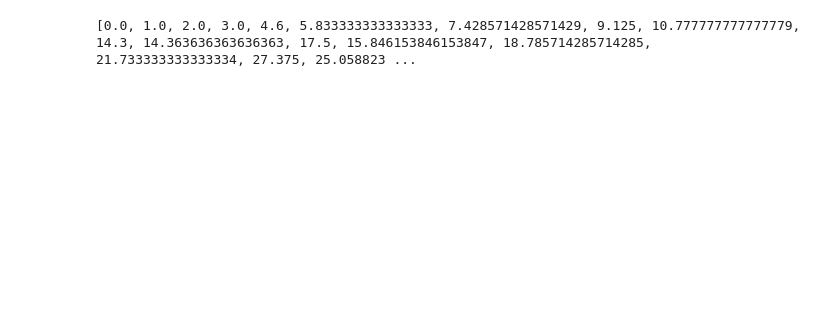
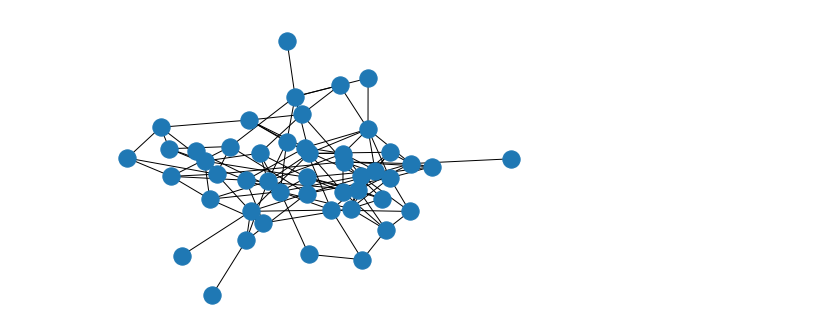
Before and after one commit to PedroCapa/SDLE, a Jupyter notebook: Ficha1/Solution.ipynb, the cells around one changed output. Saved outputs shown, nothing was run; the diff lists cells and outputs as text; code cells hidden in the pictures; blank space fills up the shorter version.

```diff
--- a/Ficha1/Solution.ipynb
+++ b/Ficha1/Solution.ipynb
@@ -1,12 +7,4 @@
 # %%
-#!/usr/bin/python3
-
-import networkx as nx
-import matplotlib.pyplot as plt
-from random import randrange
-
-G = nx.Graph()
-
 def create_graph(num):
 	G.clear()
 	H = nx.path_graph(num)
@@ -35,17 +33,19 @@ def multiple_times(n):
 		res = res + len(G.edges)
 	res = res / n
 	return res
-
-n = 50
-Y = list()
-X = range(1, n - 1)
-
-for n in X:
-	res = multiple_times(n)
-	Y.append(res)
-print(Y)
-# %% [output]
-[0.0, 1.0, 2.0, 3.0, 4.6, 5.833333333333333, 7.428571428571429, 9.125, 10.777777777777779, 14.3, 14.363636363636363, 17.5, 15.846153846153847, 18.785714285714285, 21.733333333333334, 27.375, 25.058823 ...
+# %%
+G = nx.Graph()
+
+n = 50
+Y = list()
+X = range(1, n - 1)
+
+for n in X:
+	res = multiple_times(n)
+	Y.append(res)
+nx.draw(G)
+# %% [output]
+[figure, added]
 # %%
 def generateGraph(X, Y):
     plt.plot(X, Y)
```
Also changed, not shown: parts of 2 cells of this notebook, 2 other files.
